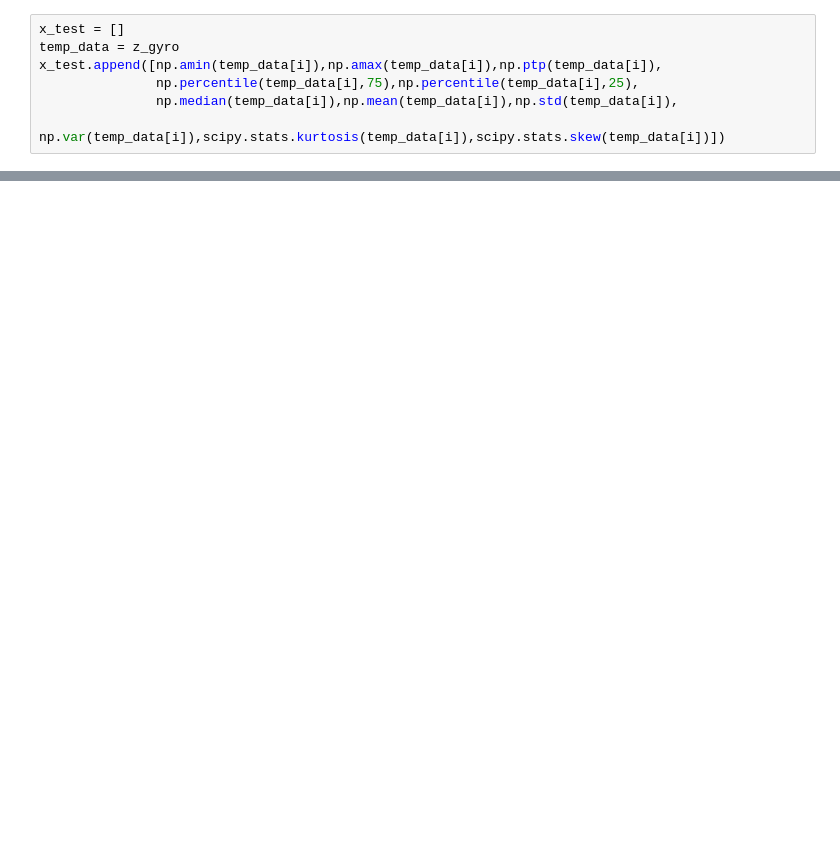
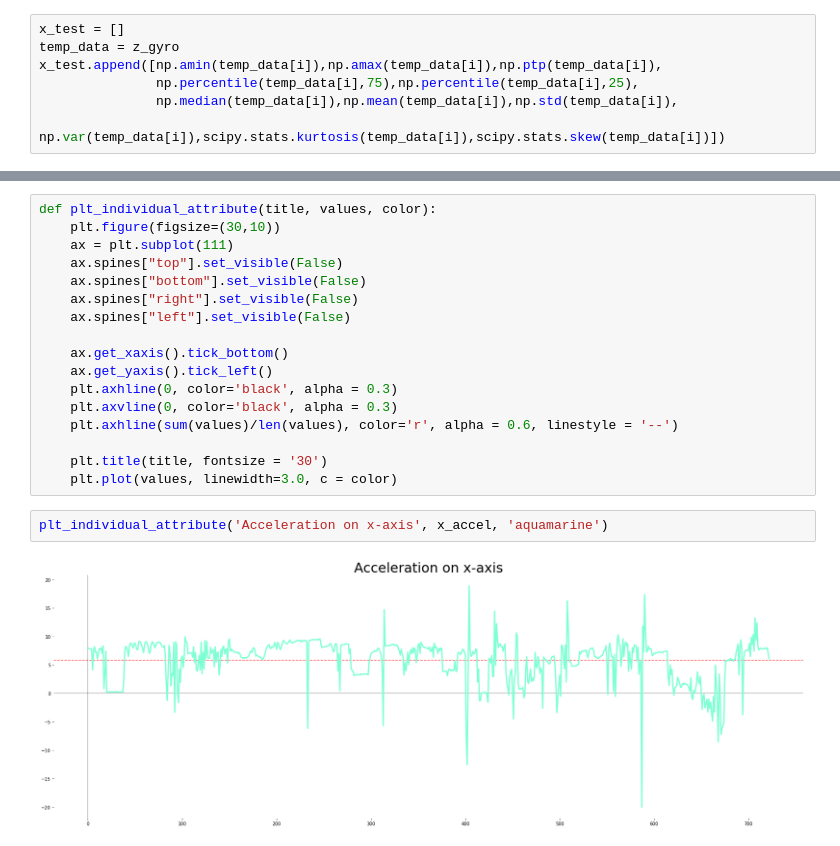
Before and after one commit to Dheeraj1998/accelMetric, a Jupyter notebook: DrivingPattern/Pattern Analysis.ipynb, the cells around one changed output, grey strips where cells are left out. Drawn from its saved outputs; the diff is of its cells as text; blank space fills up the shorter version.

```diff
--- a/DrivingPattern/Pattern Analysis.ipynb
+++ b/DrivingPattern/Pattern Analysis.ipynb
@@ -242,0 +305,21 @@ Rash Driving
+# %%
+def plt_individual_attribute(title, values, color):
+    plt.figure(figsize=(30,10))
+    ax = plt.subplot(111)
+    ax.spines["top"].set_visible(False)
+    ax.spines["bottom"].set_visible(False)
+    ax.spines["right"].set_visible(False)
+    ax.spines["left"].set_visible(False)
+
+    ax.get_xaxis().tick_bottom()
+    ax.get_yaxis().tick_left()
+    plt.axhline(0, color='black', alpha = 0.3)
+    plt.axvline(0, color='black', alpha = 0.3)
+    plt.axhline(sum(values)/len(values), color='r', alpha = 0.6, linestyle = '--')
+
+    plt.title(title, fontsize = '30')
+    plt.plot(values, linewidth=3.0, c = color)
+# %%
+plt_individual_attribute('Acceleration on x-axis', x_accel, 'aquamarine')
+# %% [output]
+[figure, added]
```
Also changed, not shown: parts of 19 cells of this notebook, 4 other files.
